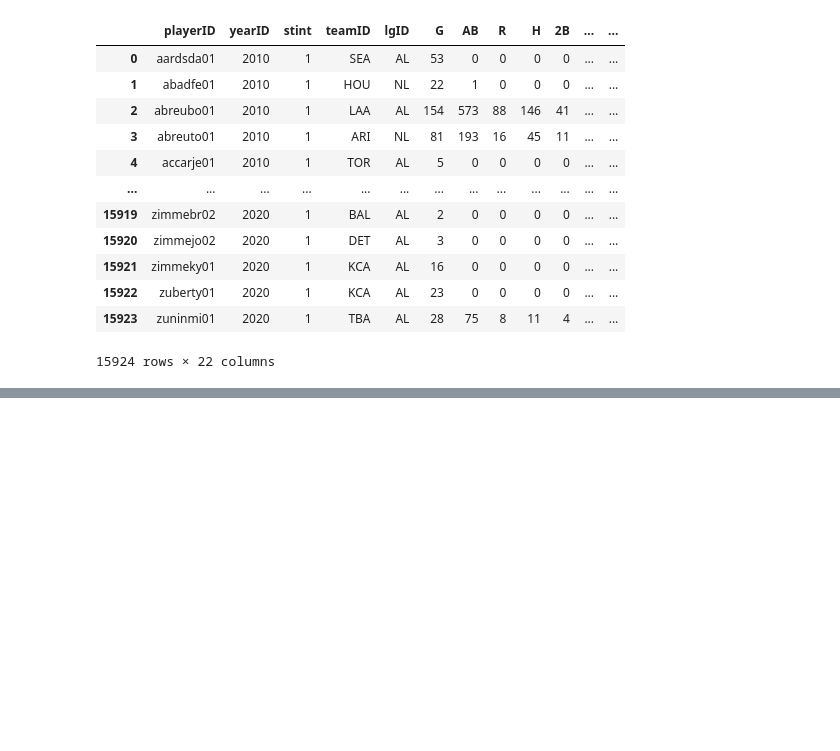
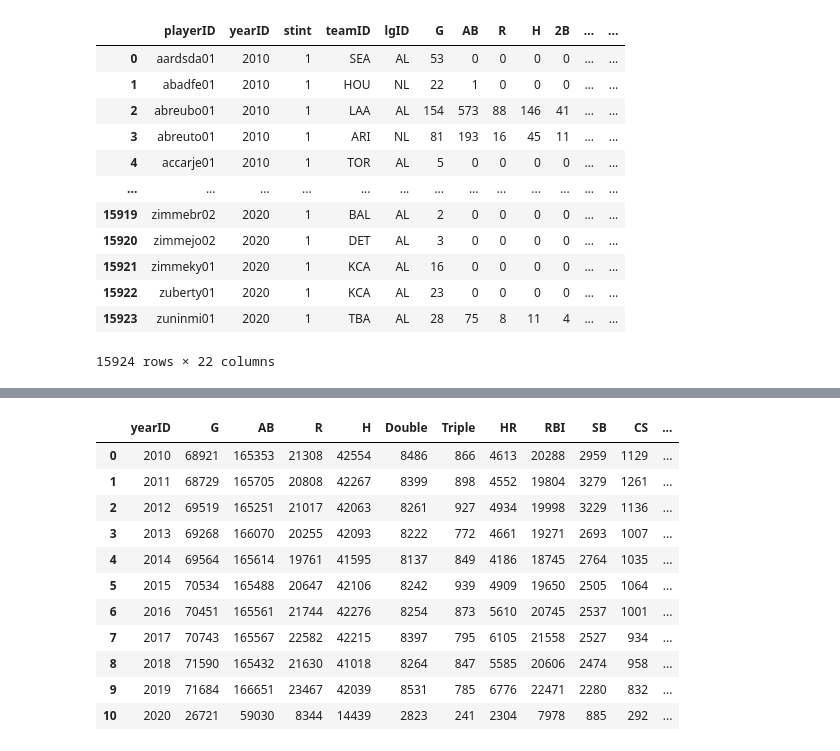
Before and after one commit to dswetlik/BaseballHRPrediction, a Jupyter notebook: BaseballReport.ipynb, the cells around one changed output, grey strips where cells are left out. Drawn from its saved outputs; the diff is of its cells as text; code cells hidden in the pictures; blank space fills up the shorter version.

Commit message:
Updated CSV and IPYNB
Updated Notebook
Added 10 more years to data as there was not enough before

```diff
--- a/BaseballReport.ipynb
+++ b/BaseballReport.ipynb
@@ -1,6 +31,5 @@
 # %%
-import pandas as pd
-baseball = pd.read_csv("https://raw.githubusercontent.com/dswetlik/BaseballHRPrediction/main/Batting.csv")
+baseball = pd.read_csv("https://raw.githubusercontent.com/dswetlik/BaseballHRPrediction/master/Batting.csv")
 # %%
 baseball
 # %% [output]
@@ -19,0 +51,4 @@ baseball
+# %%
+baseball.drop(columns=["playerID","teamID","stint","lgID"], axis=1, inplace=True)
+baseball.rename(columns={"2B": "Double", "3B": "Triple"}, inplace=True)
+baseball.head()
@@ -19,0 +84,72 @@ baseball
+# %%
+baseballYearTotal = []
+for i in range(2010,2021):
+    baseballYear = baseball.loc[baseball['yearID'] == i].to_dict(orient='dict')
+    G = 0
+    for j in baseballYear['G'].values():
+        G += j
+    AB = 0
+    for j in baseballYear['AB'].values():
+        AB += j
+    R = 0
+    for j in baseballYear['R'].values():
+        R += j
+    H = 0
+    for j in baseballYear['H'].values():
+        H += j
+    Double = 0
+    for j in baseballYear['Double'].values():
+        Double += j
+    Triple = 0
+    for j in baseballYear['Triple'].values():
+        Triple += j
+    HR = 0
+    for j in baseballYear['HR'].values():
+        HR += j
+    RBI = 0
+    for j in baseballYear['RBI'].values():
+        RBI += j
+    SB = 0
+    for j in baseballYear['SB'].values():
+        SB += j
+    CS = 0
+    for j in baseballYear['CS'].values():
+        CS += j
+    BB = 0
+    for j in baseballYear['BB'].values():
+        BB += j
+    SO = 0
+    for j in baseballYear['SO'].values():
+        SO += j
+    IBB = 0
+    for j in baseballYear['IBB'].values():
+        IBB += j
+    HBP = 0
+    for j in baseballYear['HBP'].values():
+        HBP += j
+    SH = 0
+    for j in baseballYear['SH'].values():
+        SH += j
+    SF = 0
+    for j in baseballYear['SF'].values():
+        SF += j
+    GIDP = 0
+    for j in baseballYear['GIDP'].values():
+        GIDP += j
+    baseballYearTotal.append([i,G,AB,R,H,Double,Triple,HR,RBI,SB,CS,BB,SO,IBB,HBP,SH,SF,GIDP])
+
+newBaseball = pd.DataFrame(baseballYearTotal, columns=['yearID','G','AB','R','H','Double','Triple','HR','RBI','SB','CS','BB','SO','IBB','HBP','SH','SF','GIDP'])
+newBaseball
+# %% [output]
+|  | yearID | G | AB | R | H | Double | Triple | HR | RBI | SB | CS | ... |
+| 0 | 2010 | 68921 | 165353 | 21308 | 42554 | 8486 | 866 | 4613 | 20288 | 2959 | 1129 | ... |
+| 1 | 2011 | 68729 | 165705 | 20808 | 42267 | 8399 | 898 | 4552 | 19804 | 3279 | 1261 | ... |
+| 2 | 2012 | 69519 | 165251 | 21017 | 42063 | 8261 | 927 | 4934 | 19998 | 3229 | 1136 | ... |
+| 3 | 2013 | 69268 | 166070 | 20255 | 42093 | 8222 | 772 | 4661 | 19271 | 2693 | 1007 | ... |
+| 4 | 2014 | 69564 | 165614 | 19761 | 41595 | 8137 | 849 | 4186 | 18745 | 2764 | 1035 | ... |
+| 5 | 2015 | 70534 | 165488 | 20647 | 42106 | 8242 | 939 | 4909 | 19650 | 2505 | 1064 | ... |
+| 6 | 2016 | 70451 | 165561 | 21744 | 42276 | 8254 | 873 | 5610 | 20745 | 2537 | 1001 | ... |
+| 7 | 2017 | 70743 | 165567 | 22582 | 42215 | 8397 | 795 | 6105 | 21558 | 2527 | 934 | ... |
+| 8 | 2018 | 71590 | 165432 | 21630 | 41018 | 8264 | 847 | 5585 | 20606 | 2474 | 958 | ... |
+| 9 | 2019 | 71684 | 166651 | 23467 | 42039 | 8531 | 785 | 6776 | 22471 | 2280 | 832 | ... |
+| 10 | 2020 | 26721 | 59030 | 8344 | 14439 | 2823 | 241 | 2304 | 7978 | 885 | 292 | ... |
```
Also changed, not shown: parts of 12 cells of this notebook, 1 other file.
